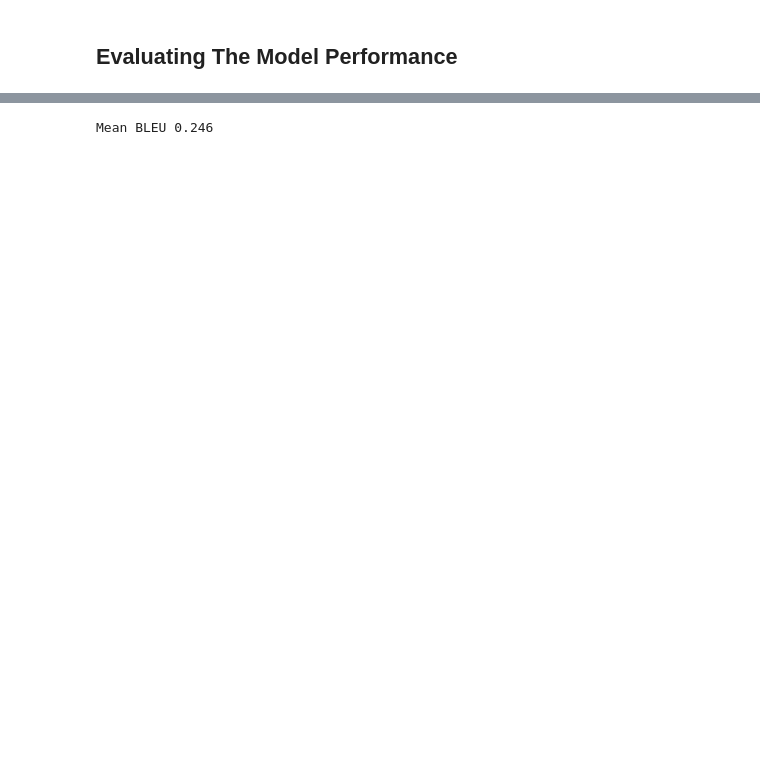
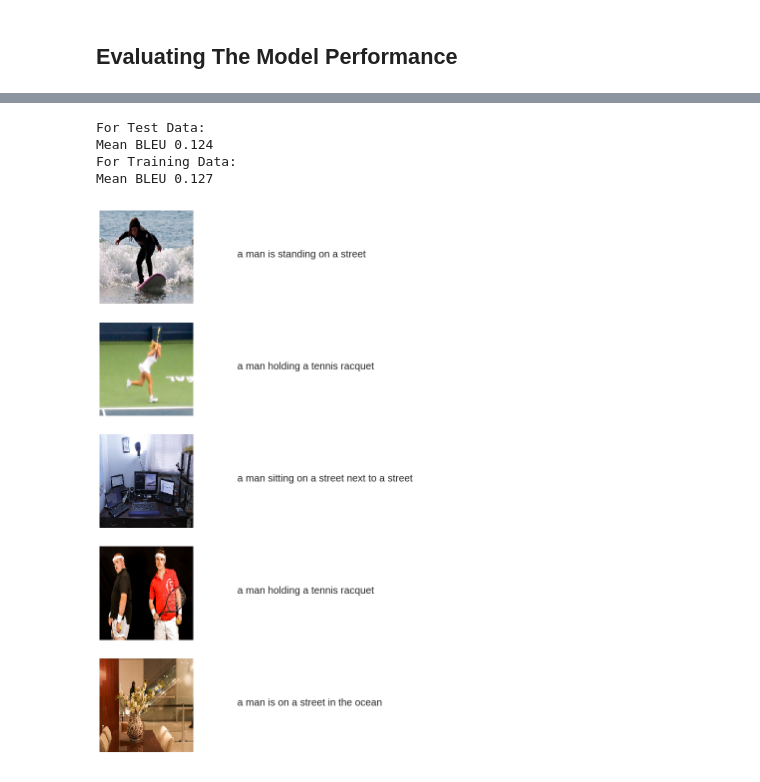
Before and after one commit to zbiswas3/Datascience-Projects, a Jupyter notebook: Capstone Project 2 - MS Coco Image Captioning/capstone_project.ipynb, the cells around one changed output, grey strips where cells are left out. Cells and saved outputs as stored; diff of their text form; code cells hidden in the pictures; blank space fills up the shorter version.

```diff
--- a/Capstone Project 2 - MS Coco Image Captioning/capstone_project.ipynb
+++ b/Capstone Project 2 - MS Coco Image Captioning/capstone_project.ipynb
@@ -537,4 +427,39 @@ Wall time: 4min 29s
-# %%
-print("Mean BLEU {:4.3f}".format(np.mean(bleus)))
-# %% [output]
-Mean BLEU 0.246
+# %%
+print('For Test Data: ')
+model_evaluator(fnm_test, di_test, dt_test)
+
+print('For Training Data: ')
+model_evaluator(fnm_train, di_train, dt_train)
+# %% [output]
+For Test Data:
+Mean BLEU 0.124
+For Training Data:
+Mean BLEU 0.127
+# %%
+# show a few sample of the prediction
+npic = 5
+target_size = (224, 224, 3)
+
+count = 1
+fig = plt.figure(figsize=(10, 20))
+for jpgfnm, image_feature in zip(fnm_train[8:13],di_train[8:13]):
+    ## images
+    filename = jpgfnm
+    image_load = load_img(filename, target_size=target_size)
+    ax = fig.add_subplot(npic, 2, count, xticks=[], yticks=[])
+    ax.imshow(image_load)
+    count += 1
+
+    ## captions
+    caption = predict_caption(image_feature)
+    ax = fig.add_subplot(npic,2,count)
+    plt.axis('off')
+    ax.plot()
+    ax.set_xlim(0,1)
+    ax.set_ylim(0,1)
+    ax.text(0,0.5,caption,fontsize=20)
+    count += 1
+
+plt.show()
+# %% [output]
+[figure, added]
```
Also changed, not shown: parts of 40 cells of this notebook.
